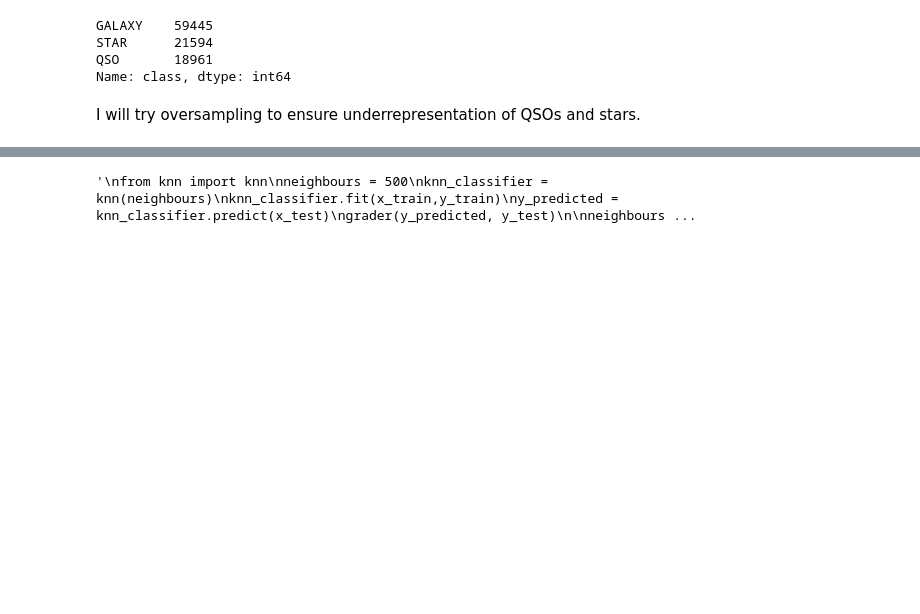
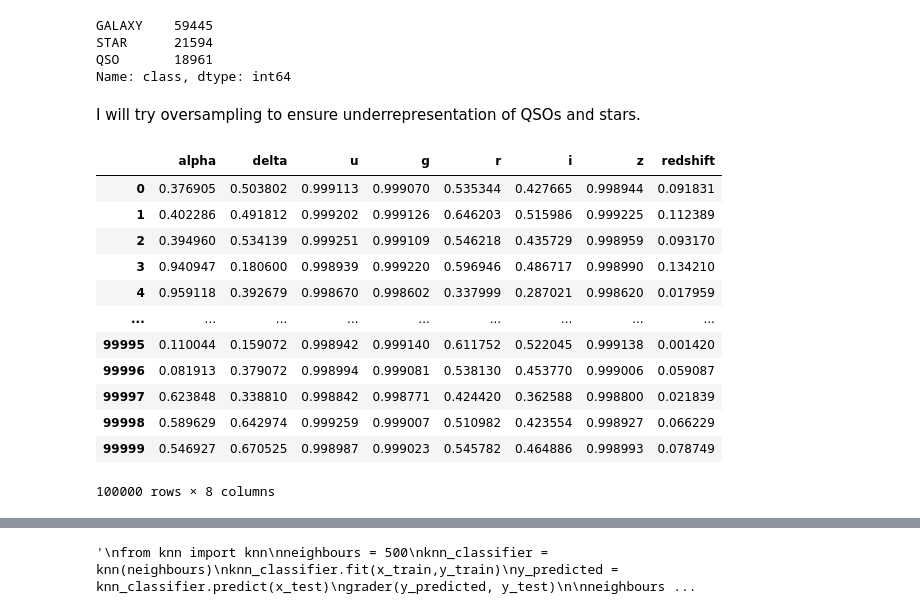
Before and after one commit to RadekJedrzejczyk/StarClasification, a Jupyter notebook: analysis.ipynb, the cells around one changed output, grey strips where cells are left out. Drawn from its saved outputs; the diff is of its cells as text; code cells hidden in the pictures; blank space fills up the shorter version.

```diff
--- a/analysis.ipynb
+++ b/analysis.ipynb
@@ -124,5 +105,24 @@ QSO       18961
 Name: class, dtype: int64
 # %% [markdown]
 I will try oversampling to ensure underrepresentation of QSOs and stars.
+# %%
+# normalize values of features
+x_normalised= min_max(x.values.tolist(),['alpha','delta','u', 'g', 'r', 'i', 'z', 'redshift']);
+x_norm=pd.DataFrame(x_normalised)
+x_norm
+# %% [output]
+|  | alpha | delta | u | g | r | i | z | redshift |
+| 0 | 0.376905 | 0.503802 | 0.999113 | 0.999070 | 0.535344 | 0.427665 | 0.998944 | 0.091831 |
+| 1 | 0.402286 | 0.491812 | 0.999202 | 0.999126 | 0.646203 | 0.515986 | 0.999225 | 0.112389 |
+| 2 | 0.394960 | 0.534139 | 0.999251 | 0.999109 | 0.546218 | 0.435729 | 0.998959 | 0.093170 |
+| 3 | 0.940947 | 0.180600 | 0.998939 | 0.999220 | 0.596946 | 0.486717 | 0.998990 | 0.134210 |
+| 4 | 0.959118 | 0.392679 | 0.998670 | 0.998602 | 0.337999 | 0.287021 | 0.998620 | 0.017959 |
+| ... | ... | ... | ... | ... | ... | ... | ... | ... |
+| 99995 | 0.110044 | 0.159072 | 0.998942 | 0.999140 | 0.611752 | 0.522045 | 0.999138 | 0.001420 |
+| 99996 | 0.081913 | 0.379072 | 0.998994 | 0.999081 | 0.538130 | 0.453770 | 0.999006 | 0.059087 |
+| 99997 | 0.623848 | 0.338810 | 0.998842 | 0.998771 | 0.424420 | 0.362588 | 0.998800 | 0.021839 |
+| 99998 | 0.589629 | 0.642974 | 0.999259 | 0.999007 | 0.510982 | 0.423554 | 0.998927 | 0.066229 |
+| 99999 | 0.546927 | 0.670525 | 0.998987 | 0.999023 | 0.545782 | 0.464886 | 0.998993 | 0.078749 |
+100000 rows × 8 columns
 # %%
 from sklearn.model_selection import train_test_split
```
Also changed, not shown: parts of 8 cells of this notebook.
